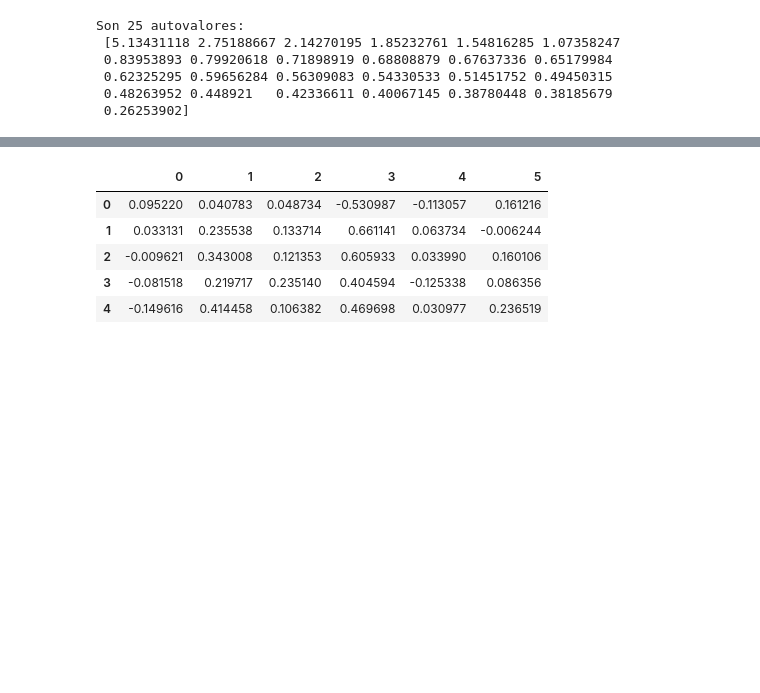
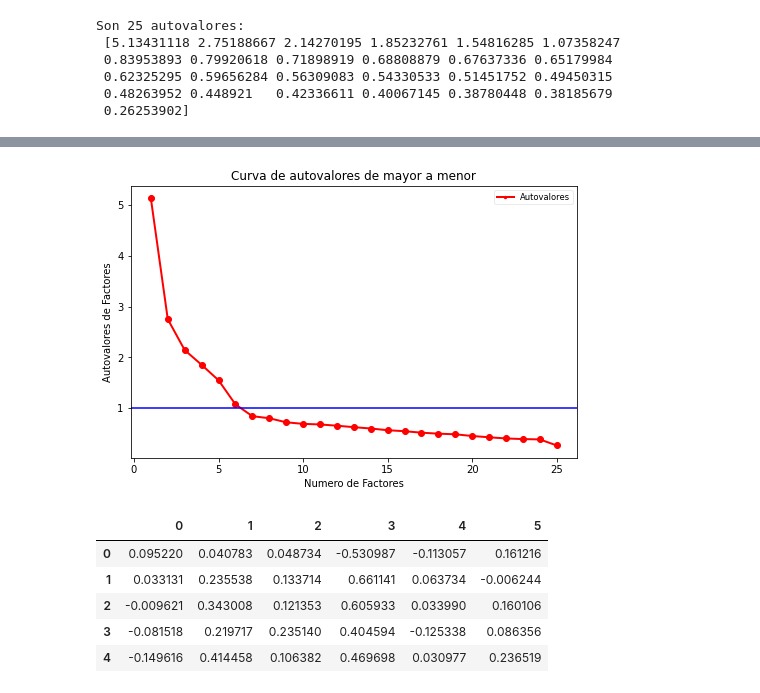
Before and after one commit to rdiazg14/STATS, a Jupyter notebook: ANALISIS_FACTORIAL_TEST_EVALUACION_PERSONALIDAD.ipynb, the cells around one changed output, grey strips where cells are left out. Drawn from its saved outputs; the diff is of its cells as text; code cells hidden in the pictures; blank space fills up the shorter version.

```diff
--- a/ANALISIS_FACTORIAL_TEST_EVALUACION_PERSONALIDAD.ipynb
+++ b/ANALISIS_FACTORIAL_TEST_EVALUACION_PERSONALIDAD.ipynb
@@ -255,3 +229,19 @@ show(p)
+# %%
+#Trazamos una curva con los autovalores de mayor a menor
+
+fig = plt.figure(figsize=(8,5))
+plt.plot(range(1,len(ev)+1), ev, 'ro-', linewidth=2)
+plt.axhline(y=1, color='b', linestyle='-')
+plt.title('Curva de autovalores de mayor a menor')
+plt.xlabel('Numero de Factores')
+plt.ylabel('Autovalores de Factores')
+leg = plt.legend(['Autovalores'], loc='best', borderpad=0.3,
+                 shadow=False, prop=matplotlib.font_manager.FontProperties(size='small'),
+                 markerscale=0.4)
+leg.get_frame().set_alpha(0.4)
+plt.show()
+# %% [output]
+[figure, added]
 # %%
 # 6 factores
 fa = FactorAnalyzer( 6, rotation="varimax")
```
Also changed, not shown: parts of 5 cells of this notebook.
